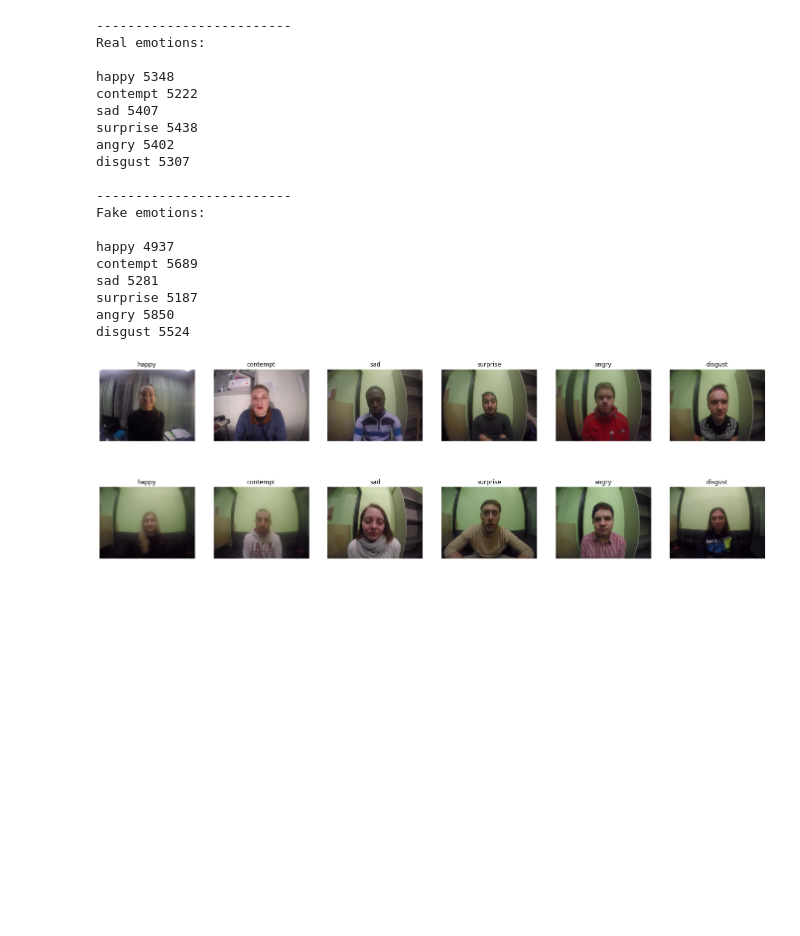
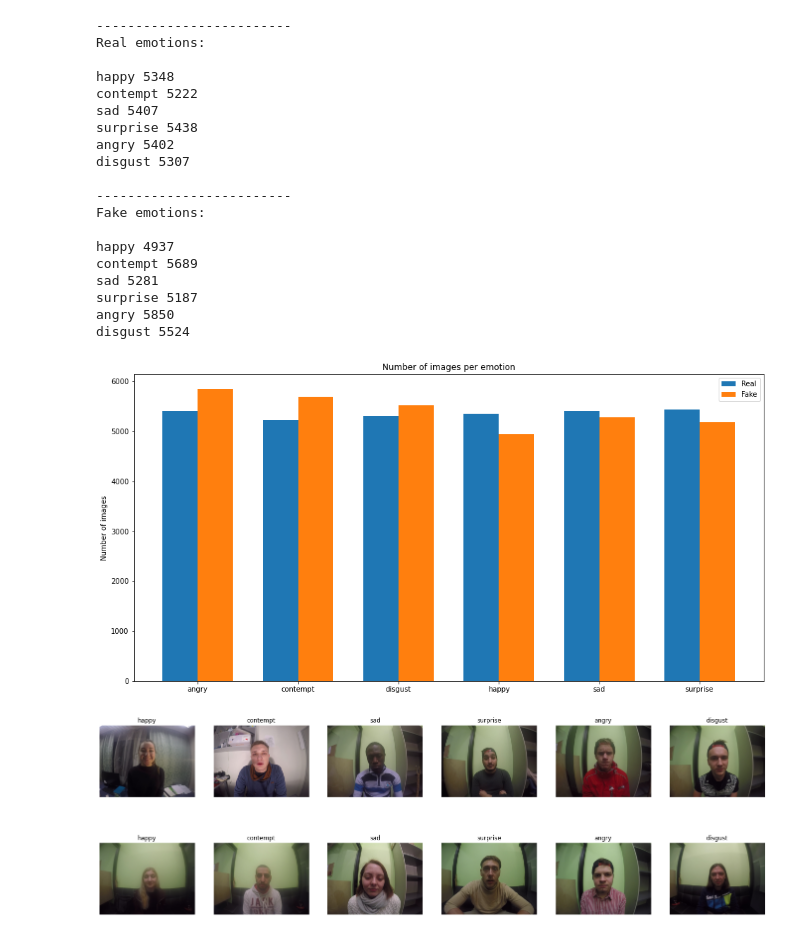
Before and after one commit to dimgag/Genuine_Posed_EmotionRecognition, a Jupyter notebook: notebooks/notebook.ipynb, the cells around one changed output. Cells and saved outputs as stored; diff of their text form; code cells hidden in the pictures; blank space fills up the shorter version.

```diff
--- a/notebooks/notebook.ipynb
+++ b/notebooks/notebook.ipynb
@@ -51,6 +51,45 @@ sad 5281
 surprise 5187
 angry 5850
 disgust 5524
+# %%
+# Bar plot of emotions in real and fake
+import matplotlib.pyplot as plt
+import numpy as np
+
+# Real emotions
+real_emotions = os.listdir(real)
+real_emotions.remove('.DS_Store')
+real_emotions.sort()
+real_emotions_count = []
+for emotion in real_emotions:
+    real_emotions_count.append(len(os.listdir(os.path.join(real, emotion))))
+
+# Fake emotions
+fake_emotions = os.listdir(fake)
+fake_emotions.remove('.DS_Store')
+fake_emotions.sort()
+fake_emotions_count = []
+
+for emotion in fake_emotions:
+    fake_emotions_count.append(len(os.listdir(os.path.join(fake, emotion))))
+# %%
+# Bar plot
+x = np.arange(len(real_emotions))
+width = 0.35
+
+ax = plt.figure(figsize=(16, 8)).gca()
+rects1 = ax.bar(x - width/2, real_emotions_count, width, label='Real')
+rects2 = ax.bar(x + width/2, fake_emotions_count, width, label='Fake')
+
+ax.set_ylabel('Number of images')
+ax.set_title('Number of images per emotion')
+ax.set_xticks(x)
+ax.set_xticklabels(real_emotions)
+ax.legend()
+
+plt.show()
+# %% [output]
+[figure, added]
 # %%
 # Plot real and fake emotions images together
 import matplotlib.pyplot as plt
```
Also changed, not shown: 1 other file.
